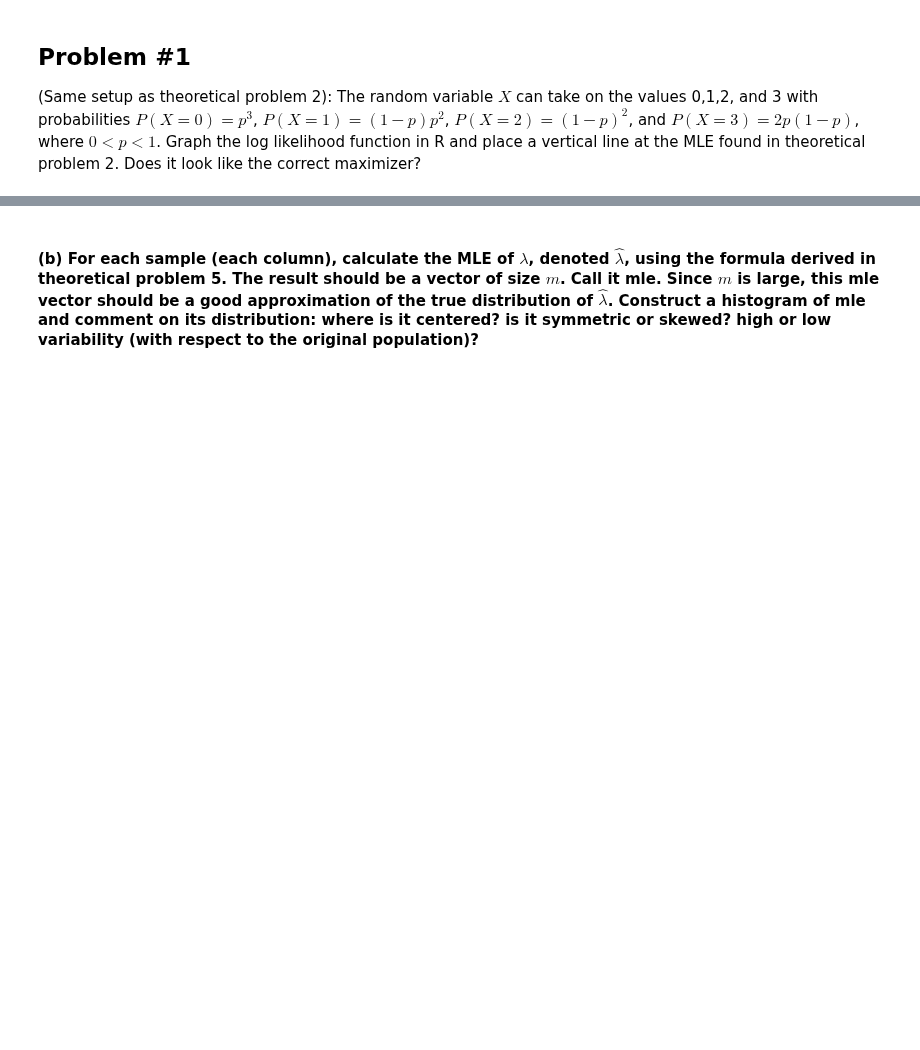
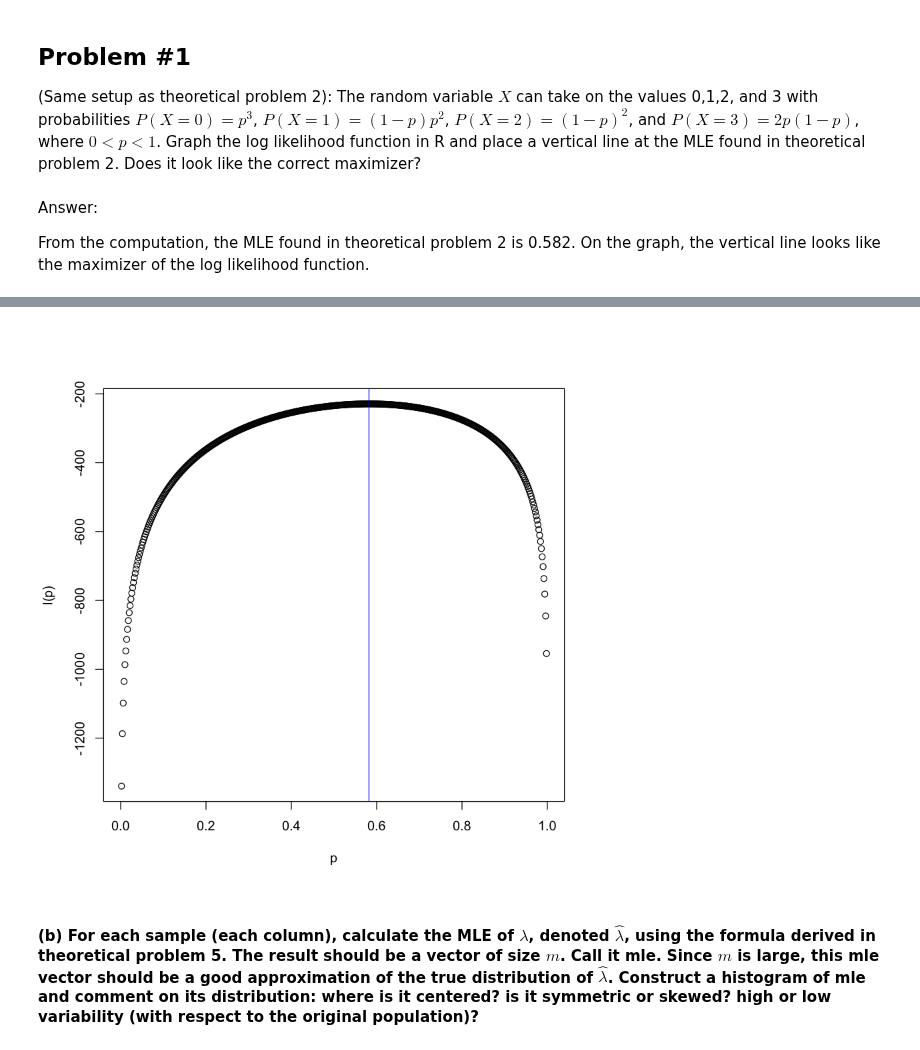
Before and after one commit to ziwei-cheng/STAT_AppliedRegression_ZC, a Jupyter notebook: STAT3400_Spring_2021_HW1_Computational.ipynb, the cells around one changed output, grey strips where cells are left out. Saved outputs shown, nothing was run; the diff lists cells and outputs as text; code cells hidden in the pictures; blank space fills up the shorter version.

```diff
--- a/STAT3400_Spring_2021_HW1_Computational.ipynb
+++ b/STAT3400_Spring_2021_HW1_Computational.ipynb
@@ -6,6 +6,11 @@
 ## Problem #1
 
 (Same setup as theoretical problem 2): The random variable $X$ can take on the values 0,1,2, and 3 with probabilities $P(X = 0) = p^3$, $P(X = 1) = (1-p)p^2$, $P(X = 2) = (1-p)^2$, and $P(X = 3) = 2p(1-p)$, where $0 < p < 1$. Graph the log likelihood function in R and place a  vertical line at the MLE found in theoretical problem 2. Does it look like the correct maximizer?
+# %% [markdown]
+Answer:
+
+
+From the computation, the MLE found in theoretical problem 2 is 0.582. On the graph, the vertical line looks like the maximizer of the log likelihood function.
 # %%
 l = function(p){
     l = 24*log(p^3)+54*log(p^2-p^3) + 32*log((1-p)^2) + 40*log(2*p-2*p^2)
@@ -14,4 +19,5 @@ l = function(p){
 
 p = seq(0,1,length = 500);
 plot(p,l(p))
+abline(v=0.582, col="blue")
 # %% [output]
@@ -19,3 +24,4 @@ SyntaxError: invalid syntax (<ipython-input-12-229b9410af28>, line 1)
+[figure, added]
 # %%
 ## Problem #2
 
```
Also changed, not shown: parts of 10 cells of this notebook, 17 other files.
